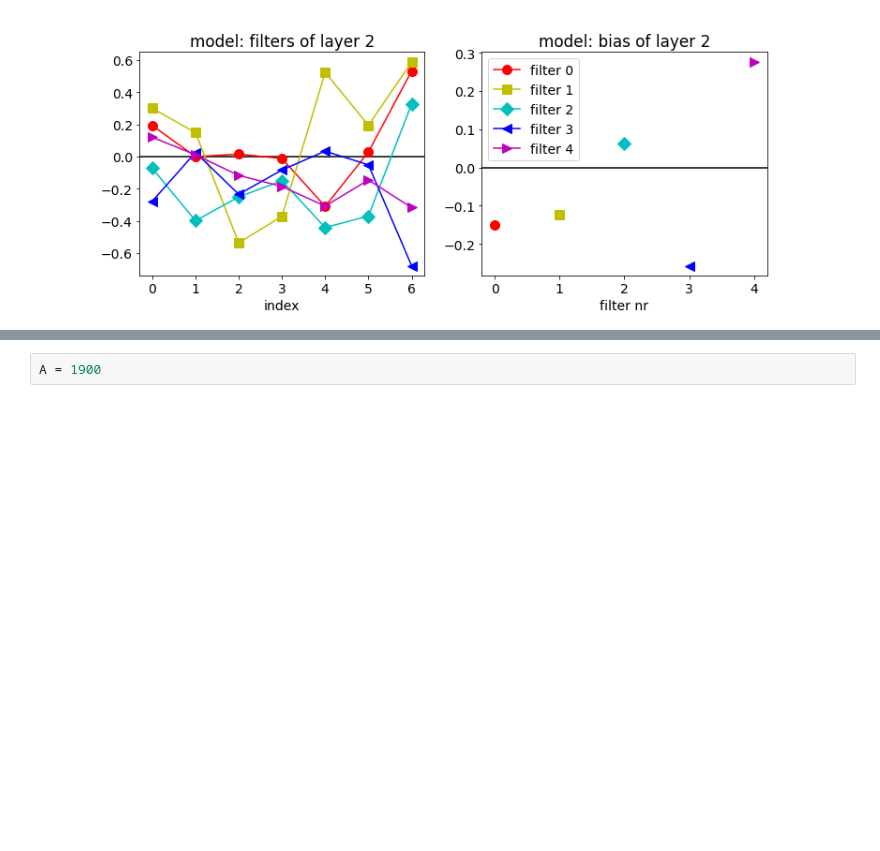
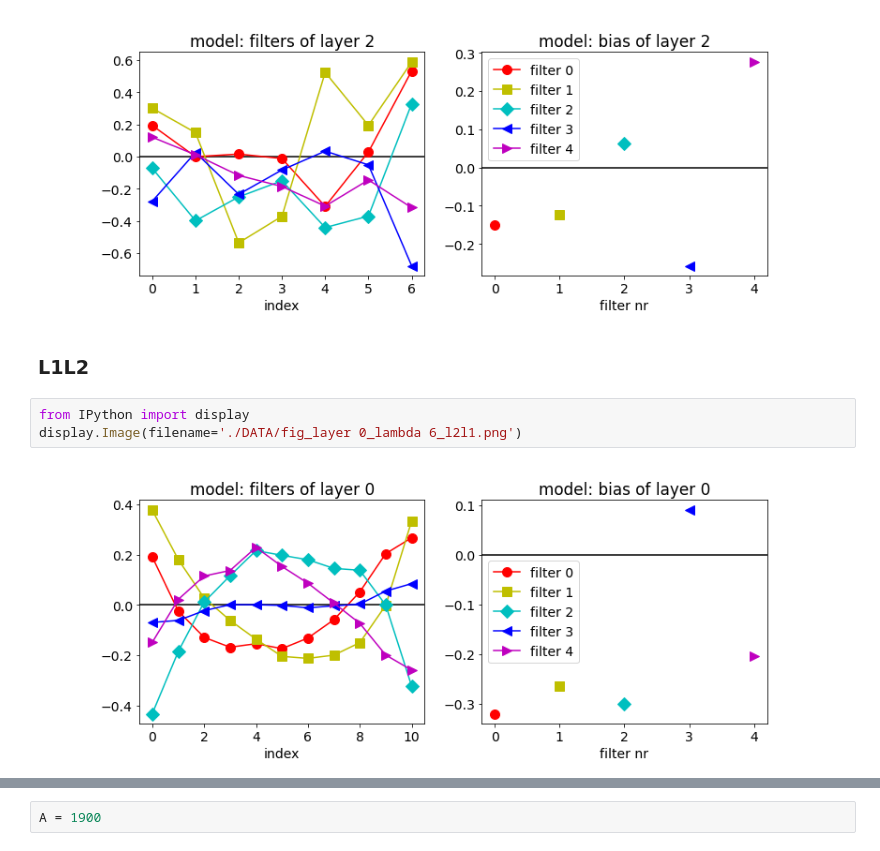
Before and after one commit to AleCapoPhys/Exercise3, a Jupyter notebook: Final03CNN.ipynb, the cells around one changed output, grey strips where cells are left out. Saved outputs shown, nothing was run; the diff lists cells and outputs as text; blank space fills up the shorter version.

```diff
--- a/Final03CNN.ipynb
+++ b/Final03CNN.ipynb
@@ -62,3 +69,10 @@ from IPython import display
 display.Image(filename='./DATA/fig_layer 2_lambda 6_l2.png')
 # %% [output]
 [figure]
+# %% [markdown]
+### L1L2
+# %%
+from IPython import display
+display.Image(filename='./DATA/fig_layer 0_lambda 6_l2l1.png')
+# %% [output]
+[figure, added]
```
Also changed, not shown: parts of 9 cells of this notebook, 3 other files.
